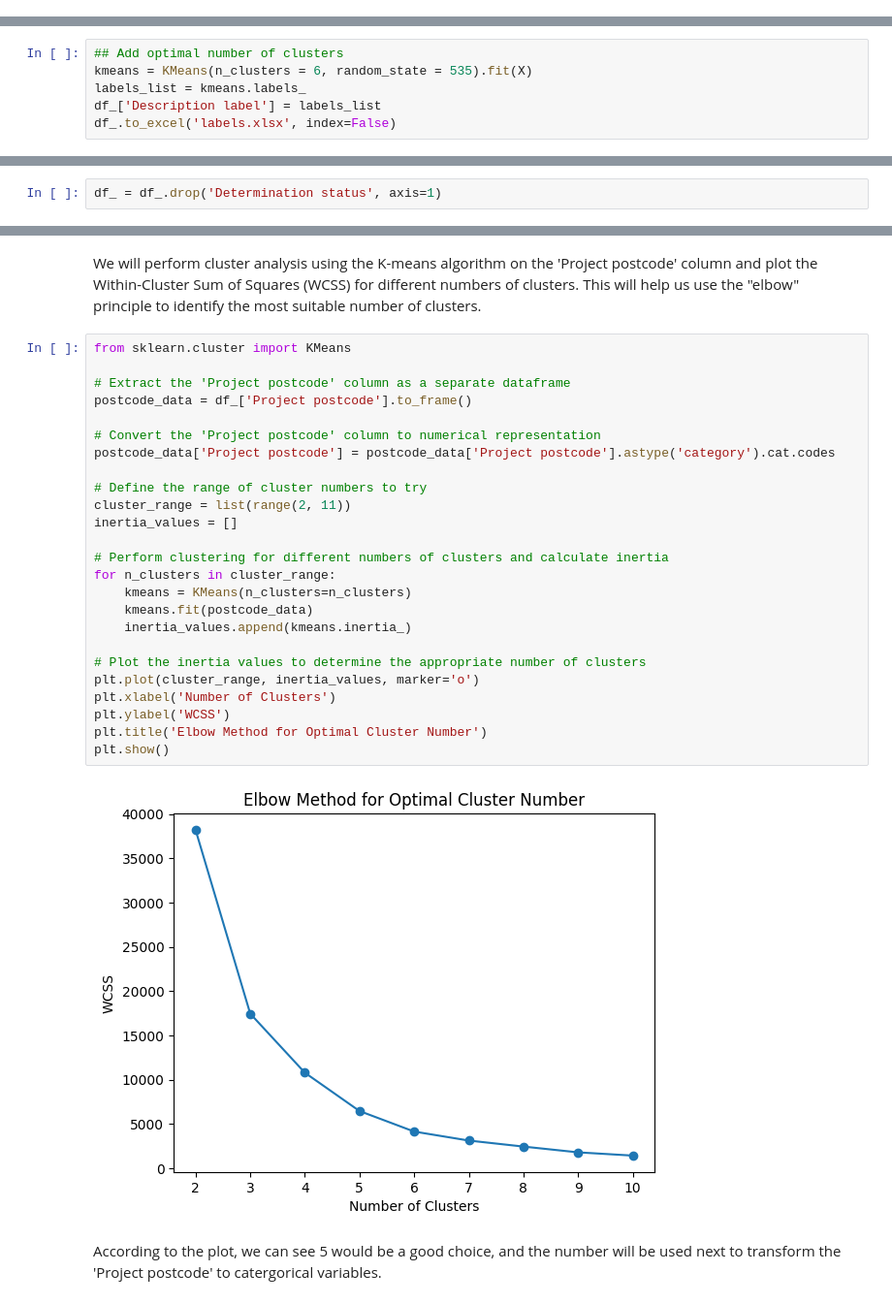
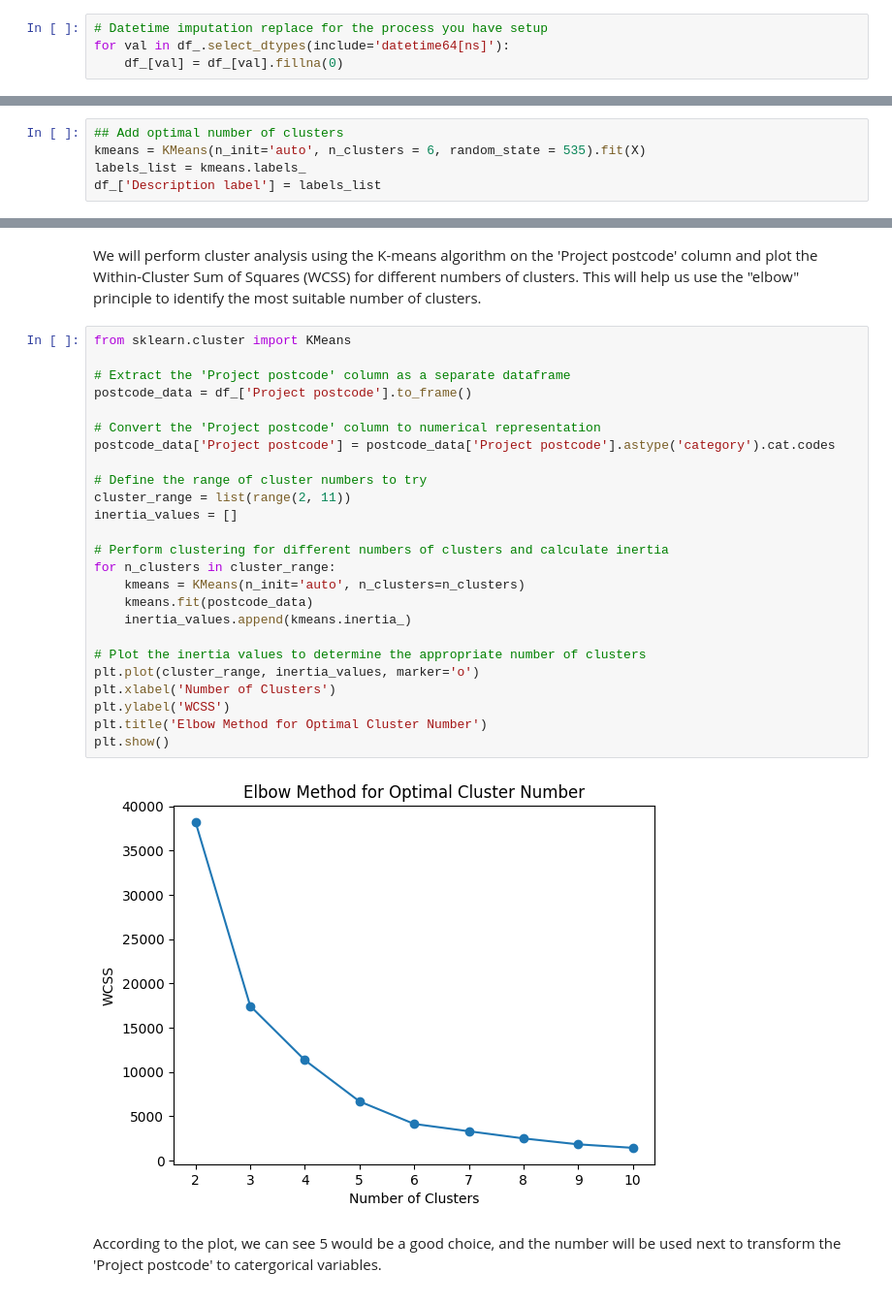
Before and after one commit to Guticar94/COMP20008_Assignment_2, a Jupyter notebook: main.ipynb, the cells around one changed output, grey strips where cells are left out. Shown at 97% size. Cells and saved outputs as stored; diff of their text form.

```diff
--- a/main.ipynb
+++ b/main.ipynb
@@ -717,0 +714,4 @@ Bangiri
+# %%
+# Datetime imputation replace for the process you have setup
+for val in df_.select_dtypes(include='datetime64[ns]'):
+    df_[val] = df_[val].fillna(0)
@@ -765,6 +783,5 @@ plt.show()
 # %%
 ## Add optimal number of clusters
-kmeans = KMeans(n_clusters = 6, random_state = 535).fit(X)
+kmeans = KMeans(n_init='auto', n_clusters = 6, random_state = 535).fit(X)
 labels_list = kmeans.labels_
 df_['Description label'] = labels_list
-df_.to_excel('labels.xlsx', index=False)
@@ -773,2 +787,0 @@ Liam
-# %%
-df_ = df_.drop('Determination status', axis=1)
@@ -859,30 +876,30 @@ We will perform cluster analysis using the K-means algorithm on the 'Project pos
 # %%
 from sklearn.cluster import KMeans
 
 # Extract the 'Project postcode' column as a separate dataframe
 postcode_data = df_['Project postcode'].to_frame()
 
 # Convert the 'Project postcode' column to numerical representation
 postcode_data['Project postcode'] = postcode_data['Project postcode'].astype('category').cat.codes
 
 # Define the range of cluster numbers to try
 cluster_range = list(range(2, 11))
 inertia_values = []
 
 # Perform clustering for different numbers of clusters and calculate inertia
 for n_clusters in cluster_range:
-    kmeans = KMeans(n_clusters=n_clusters)
+    kmeans = KMeans(n_init='auto', n_clusters=n_clusters)
     kmeans.fit(postcode_data)
     inertia_values.append(kmeans.inertia_)
 
 # Plot the inertia values to determine the appropriate number of clusters
 plt.plot(cluster_range, inertia_values, marker='o')
 plt.xlabel('Number of Clusters')
 plt.ylabel('WCSS')
 plt.title('Elbow Method for Optimal Cluster Number')
 plt.show()
 # %% [output]
-[figure, old version]
+[figure, new version]
 # %% [markdown]
 According to the plot, we can see 5 would be a good choice, and the number will be used next to transform the 'Project postcode' to catergorical variables.
 # %%
```
Also changed, not shown: parts of 87 cells of this notebook.
